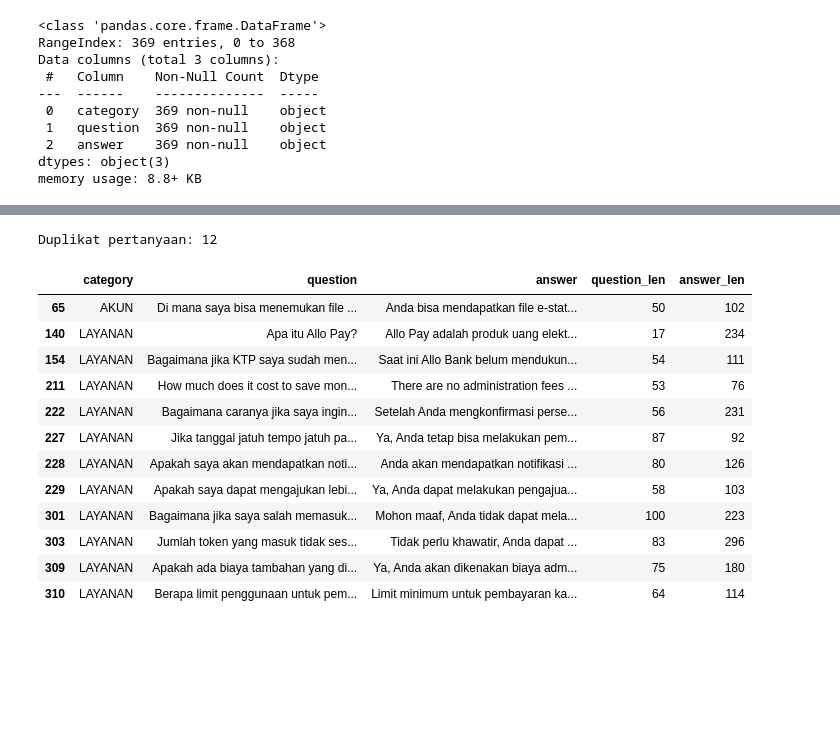
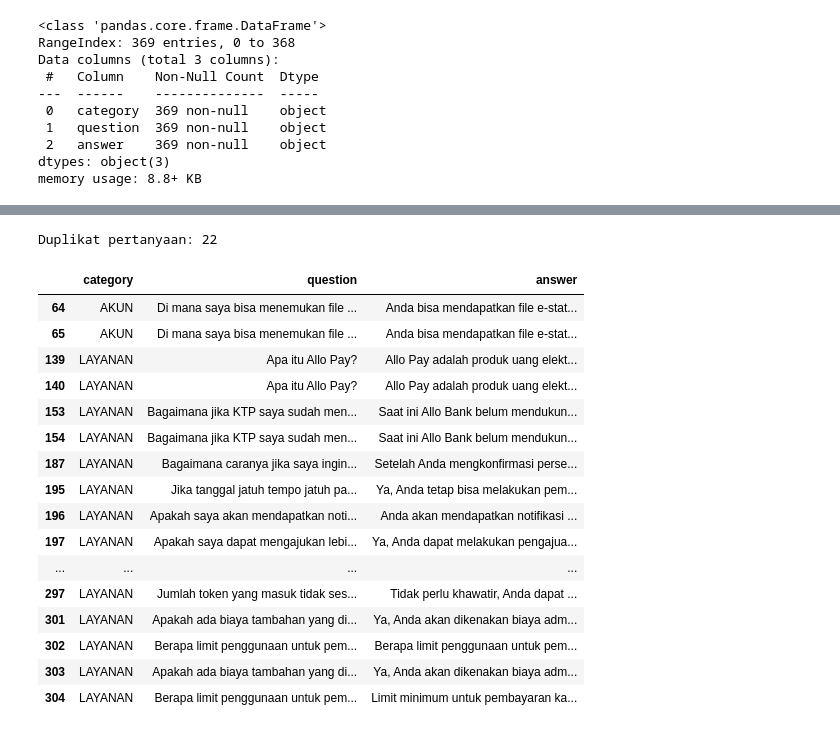
Before and after one commit to FTDS-assignment-bay/p2-final-project-area-41, a Jupyter notebook: EDA/allobank_faq_eda.ipynb, the cells around one changed output, grey strips where cells are left out. Drawn from its saved outputs; the diff is of its cells as text; code cells hidden in the pictures; blank space fills up the shorter version.

```diff
--- a/EDA/allobank_faq_eda.ipynb
+++ b/EDA/allobank_faq_eda.ipynb
@@ -39,7 +48,3 @@ Data columns (total 3 columns):
  2   answer    369 non-null    object
 dtypes: object(3)
 memory usage: 8.8+ KB
-# %%
-# Add column character length for analysis
-df["question_len"] = df["question"].apply(len)
-df["answer_len"] = df["answer"].apply(len)
@@ -58,0 +51,12 @@ df.describe()
+# %%
+# Data FAQ Language Check
+def detect_language(text):
+    try:
+        return detect(text)
+    except:
+        return None
+
+df['question_language'] = df['question'].apply(detect_language)
+df['answer_language'] = df['answer'].apply(detect_language)
+
+df_en = df[df['question_language'] == 'en'].copy()
@@ -58,0 +76,10 @@ df.describe()
+# %%
+# Drop data with english language
+## Drop Index 208, 210, 211, 213, 217, 220
+indices_to_drop = [208, 210, 211, 213, 217, 220]
+df_lang_clean = df.drop(indices_to_drop).reset_index(drop=True)
+# %%
+# Drop Language Detection Column
+col_to_drop = ['question_language', 'answer_language']
+df_lang_clean = df_lang_clean.drop(col_to_drop, axis=1)
+df_lang_clean
@@ -59,22 +100,27 @@ df.describe()
 # %%
-# Data Duplicates Check
-question_duplicates = df.duplicated("question").sum()
+# Data Duplicates Check for Question column
+question_duplicates = df_lang_clean.duplicated(subset=["question"], keep=False).sum()
 print(f"Duplikat pertanyaan: {question_duplicates}")
 # %% [output]
-Duplikat pertanyaan: 12
+Duplikat pertanyaan: 22
 # %%
-df[df.duplicated("question")]
+# Show Duplicate Question
+df_lang_clean[df_lang_clean.duplicated(subset=["question"], keep=False)]
 # %% [output]
-|  | category | question | answer | question_len | answer_len |
-| 65 | AKUN | Di mana saya bisa menemukan file ... | Anda bisa mendapatkan file e-stat... | 50 | 102 |
-| 140 | LAYANAN | Apa itu Allo Pay? | Allo Pay adalah produk uang elekt... | 17 | 234 |
-| 154 | LAYANAN | Bagaimana jika KTP saya sudah men... | Saat ini Allo Bank belum mendukun... | 54 | 111 |
-| 211 | LAYANAN | How much does it cost to save mon... | There are no administration fees ... | 53 | 76 |
-| 222 | LAYANAN | Bagaimana caranya jika saya ingin... | Setelah Anda mengkonfirmasi perse... | 56 | 231 |
-| 227 | LAYANAN | Jika tanggal jatuh tempo jatuh pa... | Ya, Anda tetap bisa melakukan pem... | 87 | 92 |
-| 228 | LAYANAN | Apakah saya akan mendapatkan noti... | Anda akan mendapatkan notifikasi ... | 80 | 126 |
-| 229 | LAYANAN | Apakah saya dapat mengajukan lebi... | Ya, Anda dapat melakukan pengajua... | 58 | 103 |
-| 301 | LAYANAN | Bagaimana jika saya salah memasuk... | Mohon maaf, Anda tidak dapat mela... | 100 | 223 |
-| 303 | LAYANAN | Jumlah token yang masuk tidak ses... | Tidak perlu khawatir, Anda dapat ... | 83 | 296 |
-| 309 | LAYANAN | Apakah ada biaya tambahan yang di... | Ya, Anda akan dikenakan biaya adm... | 75 | 180 |
-| 310 | LAYANAN | Berapa limit penggunaan untuk pem... | Limit minimum untuk pembayaran ka... | 64 | 114 |
+|  | category | question | answer |
+| 64 | AKUN | Di mana saya bisa menemukan file ... | Anda bisa mendapatkan file e-stat... |
+| 65 | AKUN | Di mana saya bisa menemukan file ... | Anda bisa mendapatkan file e-stat... |
+| 139 | LAYANAN | Apa itu Allo Pay? | Allo Pay adalah produk uang elekt... |
+| 140 | LAYANAN | Apa itu Allo Pay? | Allo Pay adalah produk uang elekt... |
+| 153 | LAYANAN | Bagaimana jika KTP saya sudah men... | Saat ini Allo Bank belum mendukun... |
+| 154 | LAYANAN | Bagaimana jika KTP saya sudah men... | Saat ini Allo Bank belum mendukun... |
+| 187 | LAYANAN | Bagaimana caranya jika saya ingin... | Setelah Anda mengkonfirmasi perse... |
+| 195 | LAYANAN | Jika tanggal jatuh tempo jatuh pa... | Ya, Anda tetap bisa melakukan pem... |
+| 196 | LAYANAN | Apakah saya akan mendapatkan noti... | Anda akan mendapatkan notifikasi ... |
+| 197 | LAYANAN | Apakah saya dapat mengajukan lebi... | Ya, Anda dapat melakukan pengajua... |
+| ... | ... | ... | ... |
+| 297 | LAYANAN | Jumlah token yang masuk tidak ses... | Tidak perlu khawatir, Anda dapat ... |
+| 301 | LAYANAN | Apakah ada biaya tambahan yang di... | Ya, Anda akan dikenakan biaya adm... |
+| 302 | LAYANAN | Berapa limit penggunaan untuk pem... | Berapa limit penggunaan untuk pem... |
+| 303 | LAYANAN | Apakah ada biaya tambahan yang di... | Ya, Anda akan dikenakan biaya adm... |
+| 304 | LAYANAN | Berapa limit penggunaan untuk pem... | Limit minimum untuk pembayaran ka... |
```
Also changed, not shown: parts of 13 cells of this notebook.
